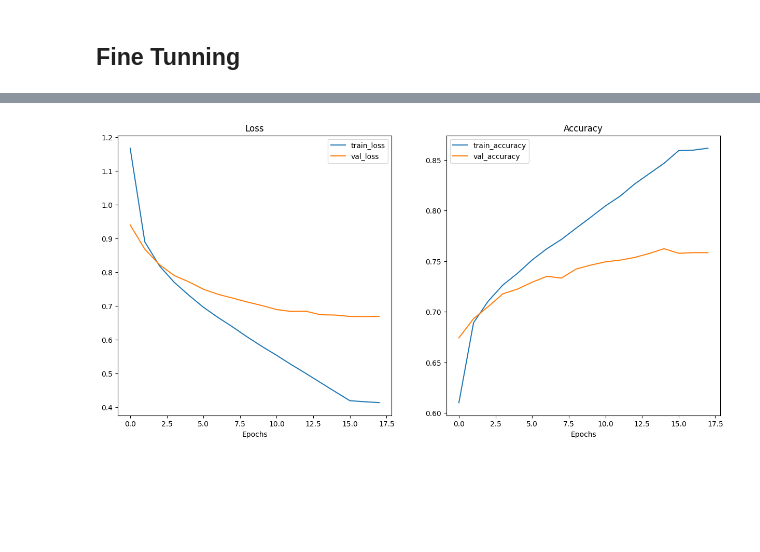
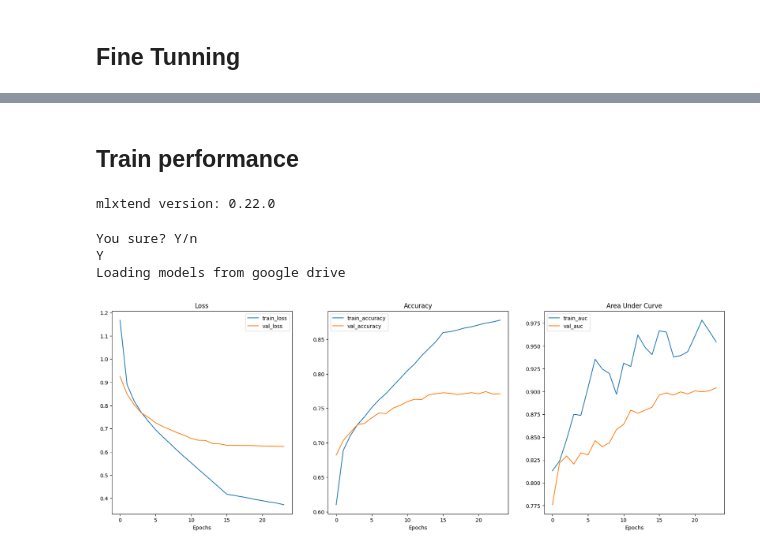
Before and after one commit to wilberquito/Thesis, a Jupyter notebook: Code/nn/notebooks/resnet18/ResNet18_V1.ipynb, the cells around one changed output, grey strips where cells are left out. Saved outputs shown, nothing was run; the diff lists cells and outputs as text; code cells hidden in the pictures; blank space fills up the shorter version.

```diff
--- a/Code/nn/notebooks/resnet18/ResNet18_V1.ipynb
+++ b/Code/nn/notebooks/resnet18/ResNet18_V1.ipynb
@@ -256,6 +256,41 @@ Epoch 11/25
-# %%
-import modular.utility as m_utility
-
-m_utility.plot_loss_curves(model_ft[1])
-# %% [output]
-[figure, removed]
+# %% [markdown]
+## Train performance
+# %%
+try:
+    import torchmetrics, mlxtend
+    print(f"mlxtend version: {mlxtend.__version__}")
+    assert int(mlxtend.__version__.split(".")[1]) >= 19, "mlxtend verison should be 0.19.0 or higher"
+except:
+    !pip install -q torchmetrics -U mlxtend # <- Note: If you're using Google Colab, this may require restarting the runtime
+    import torchmetrics, mlxtend
+    print(f"mlxtend version: {mlxtend.__version__}")
+# %% [output]
+mlxtend version: 0.22.0
+# %%
+def pull_models():
+  answer = input("You sure? Y/n\n")
+  if answer != "Y":
+    return
+
+  print("Loading models from google drive")
+  !rm -rf models/
+  !cp -r ./drive/MyDrive/wilberquito_thesis/models . >/dev/null 2>&1
+
+if IN_COLAB:
+    pull_models()
+# %% [output]
+You sure? Y/n
+Y
+Loading models from google drive
+# %%
+import torch
+import modular.utility as m_utility
+import modular.models as m_models
+
+
+model_path = 'models/resnet18/resnet18_v1.pth.tar'
+checkpoint = torch.load(model_path)
+# %%
+m_utility.plot_curves(checkpoint['stats'])
+# %% [output]
+[figure, added]
```
Also changed, not shown: parts of 7 cells of this notebook.
